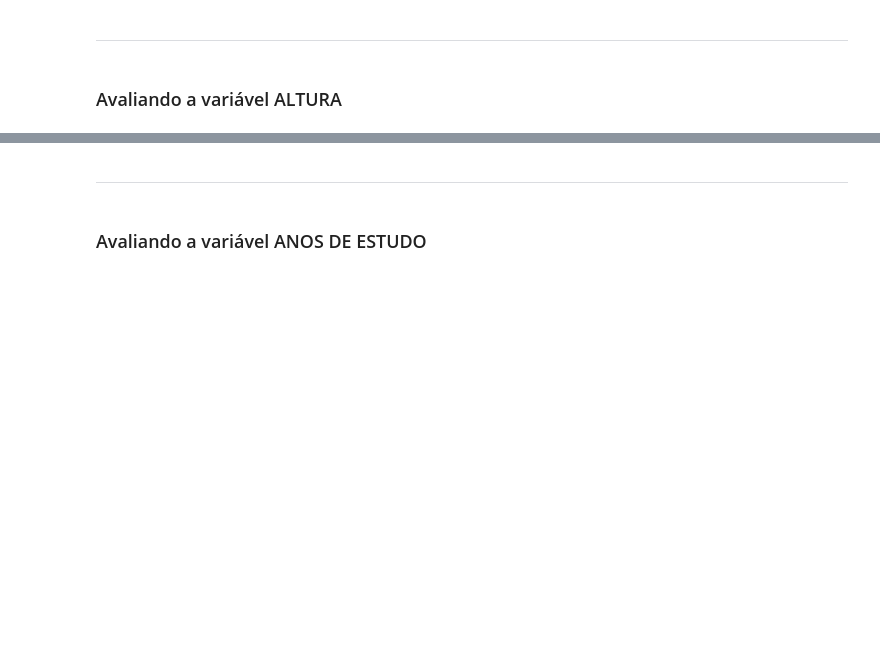
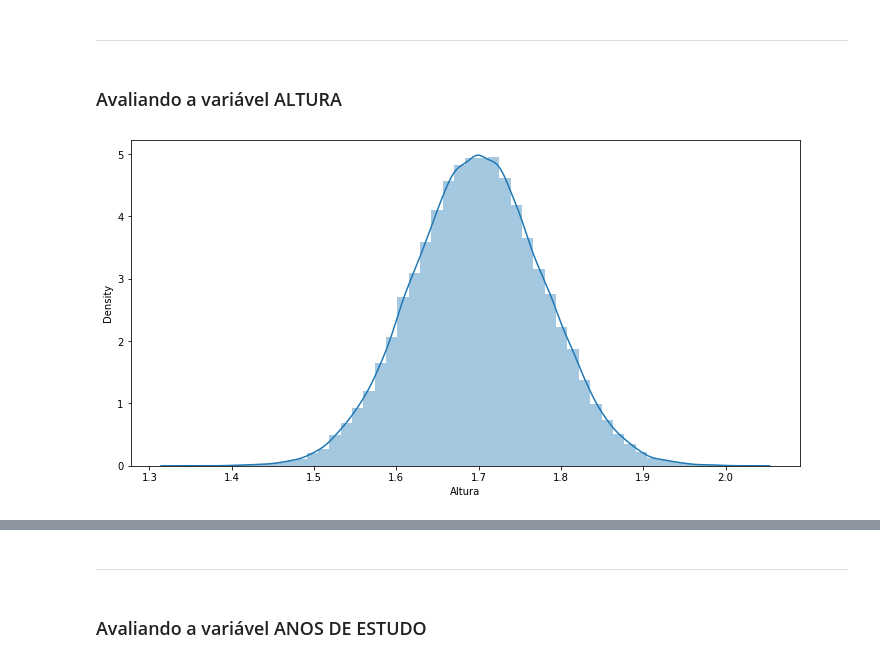
Before and after one commit to Daniel-ASG/Course_Classes, a Jupyter notebook: Curso_de_Estatística_Parte_1.ipynb, the cells around one changed output, grey strips where cells are left out. Cells and saved outputs as stored; diff of their text form; code cells hidden in the pictures; blank space fills up the shorter version.

```diff
--- a/Curso_de_Estatística_Parte_1.ipynb
+++ b/Curso_de_Estatística_Parte_1.ipynb
@@ -619,3 +865,9 @@ Pode-se definir a moda como sendo o valor mais frequente de um conjunto de dados
 ***
 # %% [markdown]
 ### Avaliando a variável ALTURA
+# %%
+ax = sns.distplot(dados.Altura)
+ax.figure.set_size_inches(12,6)
+ax;
+# %% [output]
+[figure, added]
```
Also changed, not shown: parts of 78 cells of this notebook.
